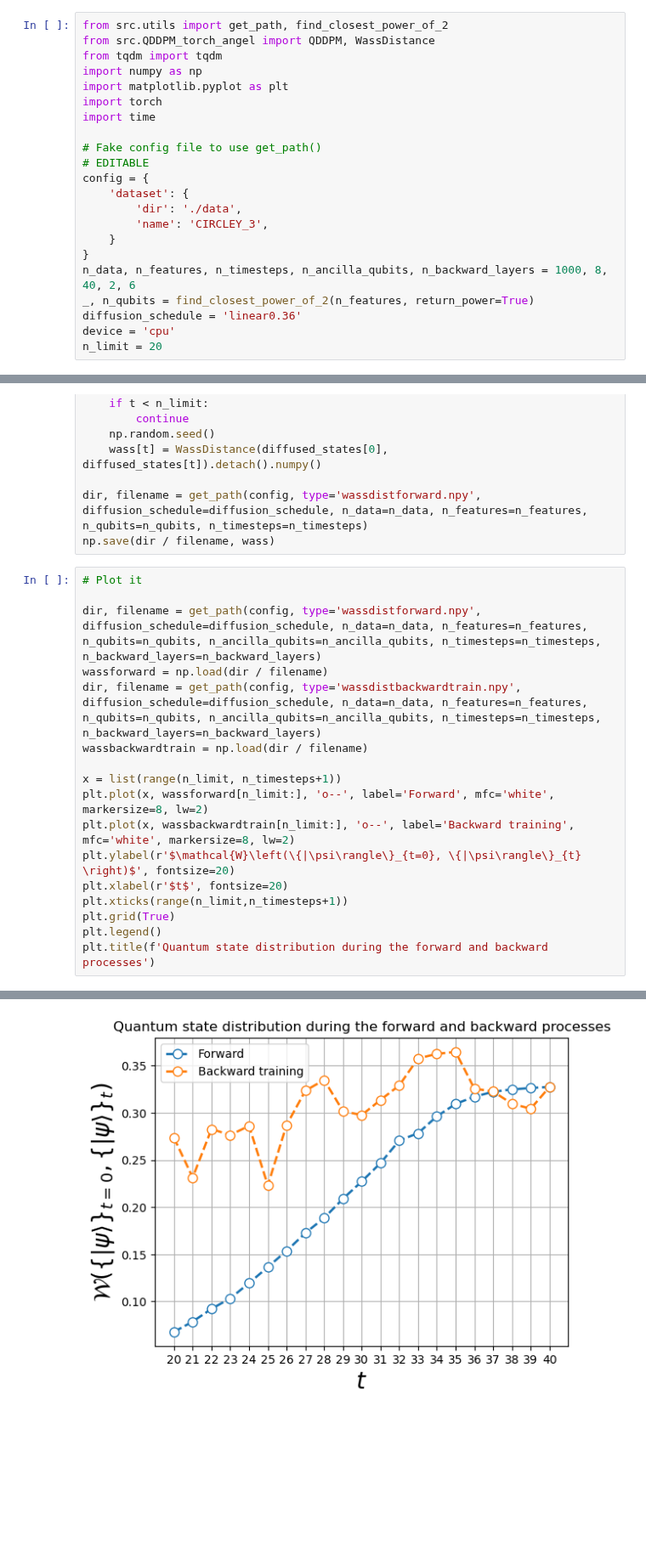
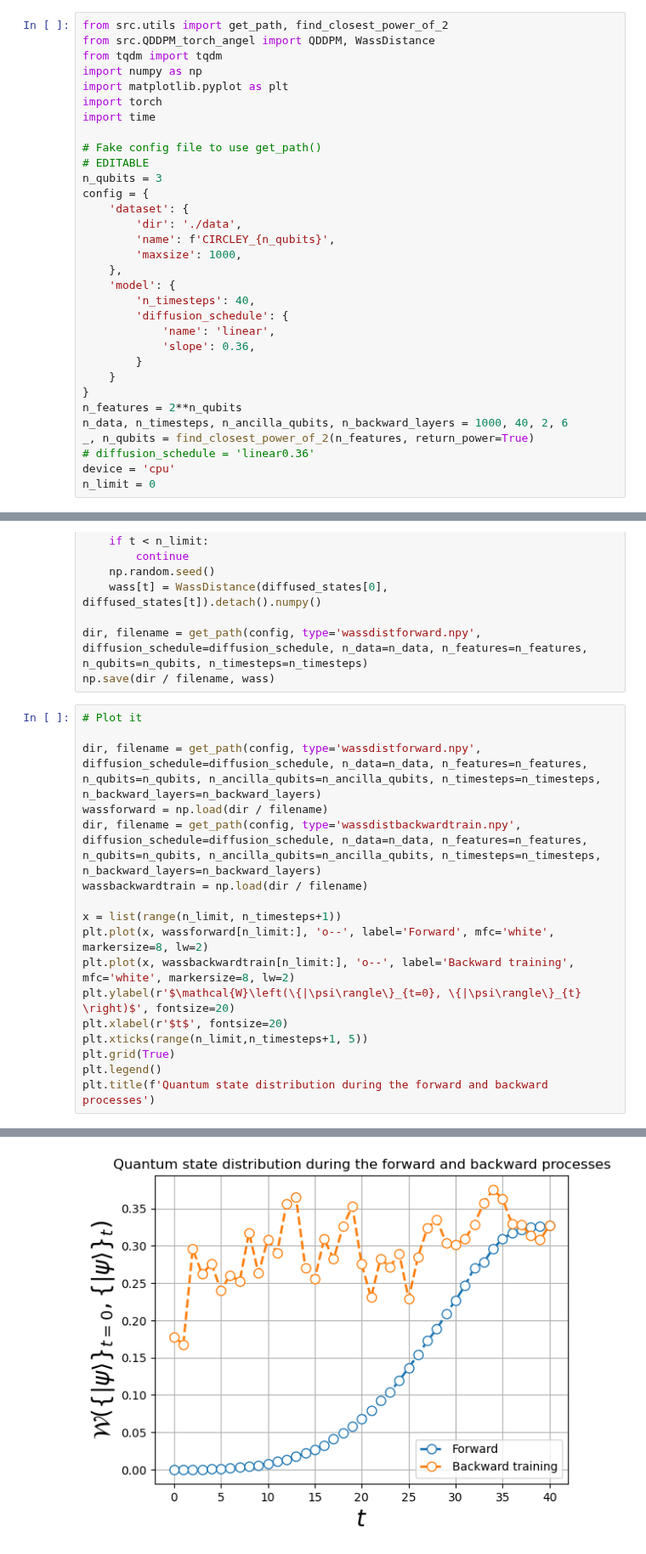
Before and after one commit to alapena/QuantGenMdl, a Jupyter notebook: visualize_denoising.ipynb, the cells around one changed output, grey strips where cells are left out. Shown at 85% size. Drawn from its saved outputs; the diff is of its cells as text; blank space fills up the shorter version.

```diff
--- a/visualize_denoising.ipynb
+++ b/visualize_denoising.ipynb
@@ -9,17 +9,27 @@ import time
 
 # Fake config file to use get_path()
 # EDITABLE
+n_qubits = 3
 config = {
     'dataset': {
         'dir': './data',
-        'name': 'CIRCLEY_3',
+        'name': f'CIRCLEY_{n_qubits}',
+        'maxsize': 1000,
+    },
+    'model': {
+        'n_timesteps': 40,
+        'diffusion_schedule': {
+            'name': 'linear',
+            'slope': 0.36,
+        }
     }
 }
-n_data, n_features, n_timesteps, n_ancilla_qubits, n_backward_layers = 1000, 8, 40, 2, 6
+n_features = 2**n_qubits
+n_data, n_timesteps, n_ancilla_qubits, n_backward_layers = 1000, 40, 2, 6
 _, n_qubits = find_closest_power_of_2(n_features, return_power=True)
-diffusion_schedule = 'linear0.36'
+# diffusion_schedule = 'linear0.36'
 device = 'cpu'
-n_limit = 20
+n_limit = 0
 # %%
 size = 10
 
@@ -114,23 +124,23 @@ np.save(dir / filename, wass)
 # %%
 # Plot it
 
 dir, filename = get_path(config, type='wassdistforward.npy', diffusion_schedule=diffusion_schedule, n_data=n_data, n_features=n_features, n_qubits=n_qubits, n_ancilla_qubits=n_ancilla_qubits, n_timesteps=n_timesteps, n_backward_layers=n_backward_layers)
 wassforward = np.load(dir / filename)
 dir, filename = get_path(config, type='wassdistbackwardtrain.npy', diffusion_schedule=diffusion_schedule, n_data=n_data, n_features=n_features, n_qubits=n_qubits, n_ancilla_qubits=n_ancilla_qubits, n_timesteps=n_timesteps, n_backward_layers=n_backward_layers)
 wassbackwardtrain = np.load(dir / filename)
 
 x = list(range(n_limit, n_timesteps+1))
 plt.plot(x, wassforward[n_limit:], 'o--', label='Forward', mfc='white', markersize=8, lw=2)
 plt.plot(x, wassbackwardtrain[n_limit:], 'o--', label='Backward training', mfc='white', markersize=8, lw=2)
 plt.ylabel(r'$\mathcal{W}\left(\{|\psi\rangle\}_{t=0}, \{|\psi\rangle\}_{t} \right)$', fontsize=20)
 plt.xlabel(r'$t$', fontsize=20)
-plt.xticks(range(n_limit,n_timesteps+1))
+plt.xticks(range(n_limit,n_timesteps+1, 5))
 plt.grid(True)
 plt.legend()
 plt.title(f'Quantum state distribution during the forward and backward processes')
 # %% [output]
 Text(0.5, 1.0, 'Quantum state distribution during the forward and backward processes')
-[figure, old version]
+[figure, new version]
 # %%
 # Compute the images across timesteps.
 # device = torch.device('cuda:0')
```
Also changed, not shown: parts of 1 cell of this notebook, 5 other files.
